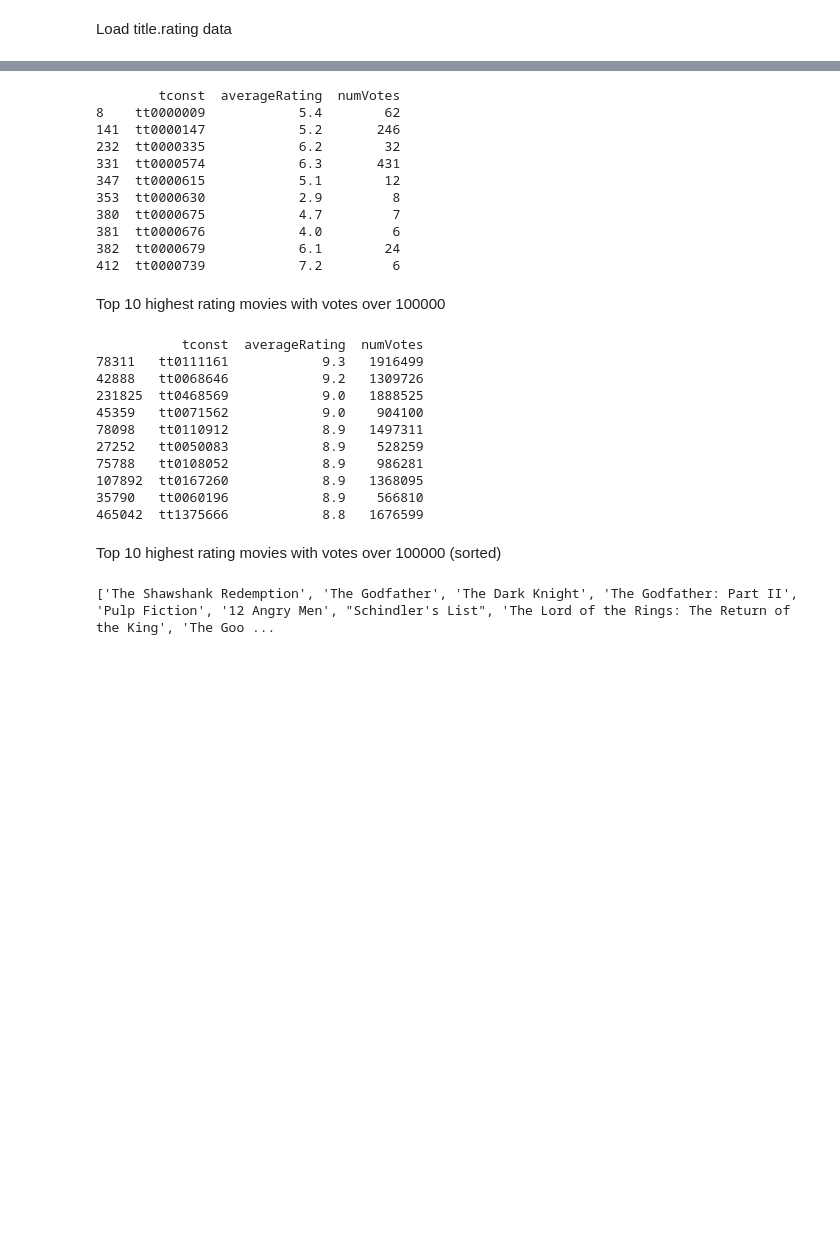
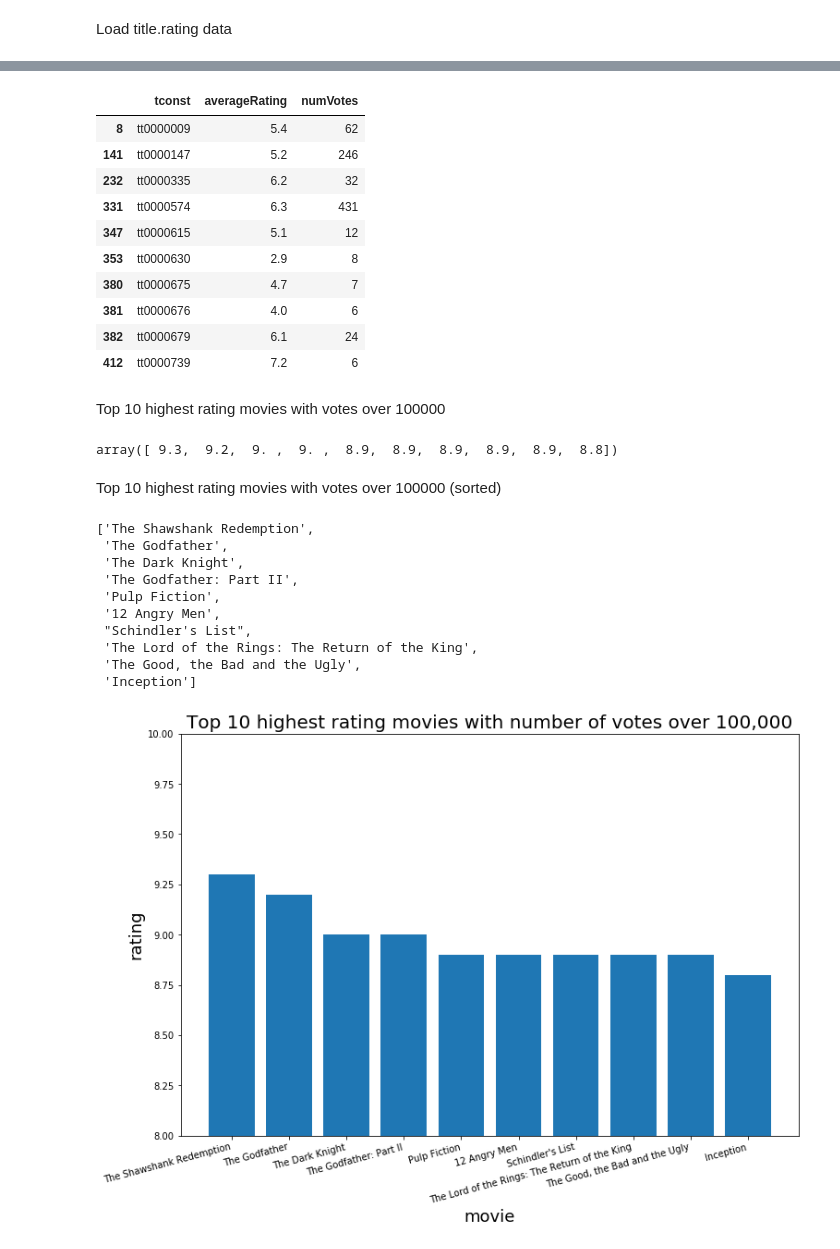
Before and after one commit to xinhezhang/IMDb, a Jupyter notebook: highest_rating_movie.ipynb, the cells around one changed output, grey strips where cells are left out. Saved outputs shown, nothing was run; the diff lists cells and outputs as text; code cells hidden in the pictures; blank space fills up the shorter version.

Commit message:
generate plot

```diff
--- a/highest_rating_movie.ipynb
+++ b/highest_rating_movie.ipynb
@@ -6,3 +9,7 @@ import pandas as pd
+# %%
+%matplotlib inline
+
+plt.rcParams['figure.figsize'] = (12.0, 8.0)
 # %% [markdown]
 Load title.basics data
 # %%
@@ -95,38 +91,30 @@ print title_ratings.head(10)
 # %%
 title_ratings_movie = title_ratings[title_ratings['tconst'].isin(uid.values)]
 
-print title_ratings_movie.head(10)
+title_ratings_movie.head(10)
 # %% [output]
-        tconst  averageRating  numVotes
-8    tt0000009            5.4        62
-141  tt0000147            5.2       246
-232  tt0000335            6.2        32
-331  tt0000574            6.3       431
-347  tt0000615            5.1        12
-353  tt0000630            2.9         8
-380  tt0000675            4.7         7
-381  tt0000676            4.0         6
-382  tt0000679            6.1        24
-412  tt0000739            7.2         6
+|  | tconst | averageRating | numVotes |
+| 8 | tt0000009 | 5.4 | 62 |
+| 141 | tt0000147 | 5.2 | 246 |
+| 232 | tt0000335 | 6.2 | 32 |
+| 331 | tt0000574 | 6.3 | 431 |
+| 347 | tt0000615 | 5.1 | 12 |
+| 353 | tt0000630 | 2.9 | 8 |
+| 380 | tt0000675 | 4.7 | 7 |
+| 381 | tt0000676 | 4.0 | 6 |
+| 382 | tt0000679 | 6.1 | 24 |
+| 412 | tt0000739 | 7.2 | 6 |
 # %% [markdown]
 Top 10 highest rating movies with votes over 100000
 # %%
 rating10 = title_ratings_movie[title_ratings_movie['numVotes'] > 100000].sort_values(['averageRating'], ascending=[0]).head(10)
 uid10 = rating10['tconst'].values
 
-print rating10
+rating10 = rating10['averageRating'].values
+
+rating10
 # %% [output]
-           tconst  averageRating  numVotes
-78311   tt0111161            9.3   1916499
-42888   tt0068646            9.2   1309726
-231825  tt0468569            9.0   1888525
-45359   tt0071562            9.0    904100
-78098   tt0110912            8.9   1497311
-27252   tt0050083            8.9    528259
-75788   tt0108052            8.9    986281
-107892  tt0167260            8.9   1368095
-35790   tt0060196            8.9    566810
-465042  tt1375666            8.8   1676599
+array([ 9.3,  9.2,  9. ,  9. ,  8.9,  8.9,  8.9,  8.9,  8.9,  8.8])
 # %% [markdown]
 Top 10 highest rating movies with votes over 100000 (sorted)
 # %%
@@ -135,6 +123,30 @@ movie10 = list()
 for i in uid10:
     movie10.append(title_basics_movie[title_basics_movie['tconst'] == i]['primaryTitle'].values[0].encode('ascii','ignore'))
 
-print movie10
+movie10
 # %% [output]
-['The Shawshank Redemption', 'The Godfather', 'The Dark Knight', 'The Godfather: Part II', 'Pulp Fiction', '12 Angry Men', "Schindler's List", 'The Lord of the Rings: The Return of the King', 'The Goo ...
+['The Shawshank Redemption',
+ 'The Godfather',
+ 'The Dark Knight',
+ 'The Godfather: Part II',
+ 'Pulp Fiction',
+ '12 Angry Men',
+ "Schindler's List",
+ 'The Lord of the Rings: The Return of the King',
+ 'The Good, the Bad and the Ugly',
+ 'Inception']
+# %%
+fig, ax = plt.subplots()
+
+ax.bar(np.arange(10), rating10, tick_label=movie10)
+ax.set_title('Top 10 highest rating movies with number of votes over 100,000', fontsize=20)
+ax.set_xlabel('movie', fontsize=18)
+ax.set_ylabel('rating', fontsize=18)
+ax.set_ylim(8, 10)
+
+plt.setp(ax.get_xticklabels(), rotation=15, horizontalalignment='right')
+
+#plt.savefig('top10movies.png')
+plt.show()
+# %% [output]
+[figure, added]
```
Also changed, not shown: parts of 6 cells of this notebook, 1 other file.
